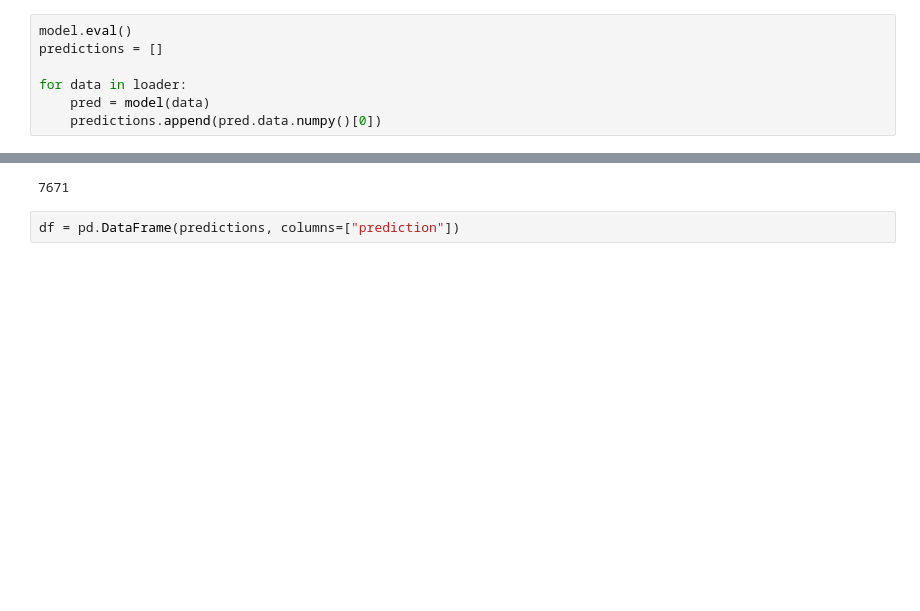
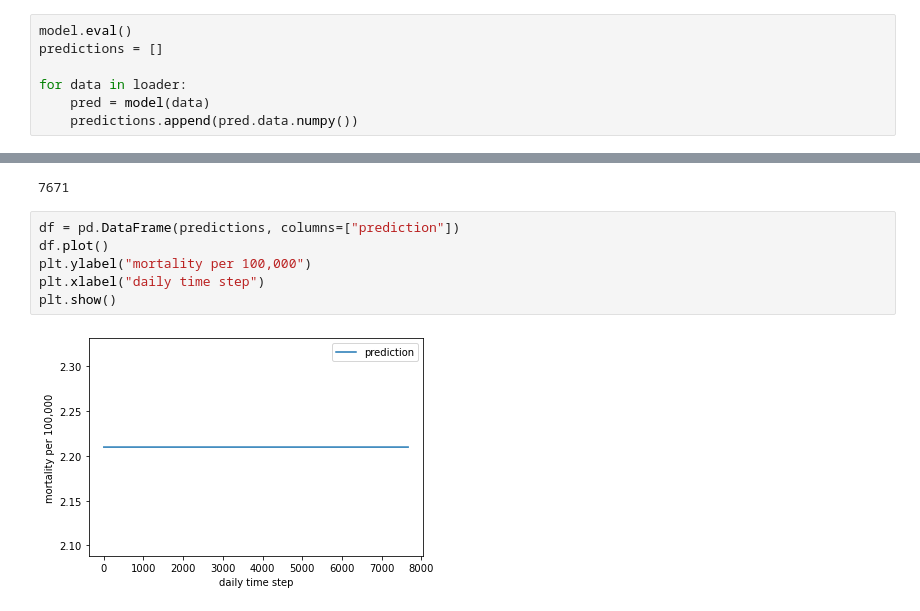
Before and after one commit to michellewl/AQmortality, a Jupyter notebook: mortality_model/borough_regression.ipynb, the cells around one changed output, grey strips where cells are left out. Saved outputs shown, nothing was run; the diff lists cells and outputs as text; blank space fills up the shorter version.

```diff
--- a/mortality_model/borough_regression.ipynb
+++ b/mortality_model/borough_regression.ipynb
@@ -537,11 +537,17 @@ predictions = []
 
 for data in loader:
     pred = model(data)
-    predictions.append(pred.data.numpy()[0])
+    predictions.append(pred.data.numpy())
 # %%
 len(predictions)
 # %% [output]
 7671
 # %%
 df = pd.DataFrame(predictions, columns=["prediction"])
+df.plot()
+plt.ylabel("mortality per 100,000")
+plt.xlabel("daily time step")
+plt.show()
+# %% [output]
+[figure, added]
 # %%
```
Also changed, not shown: parts of 2 cells of this notebook.
